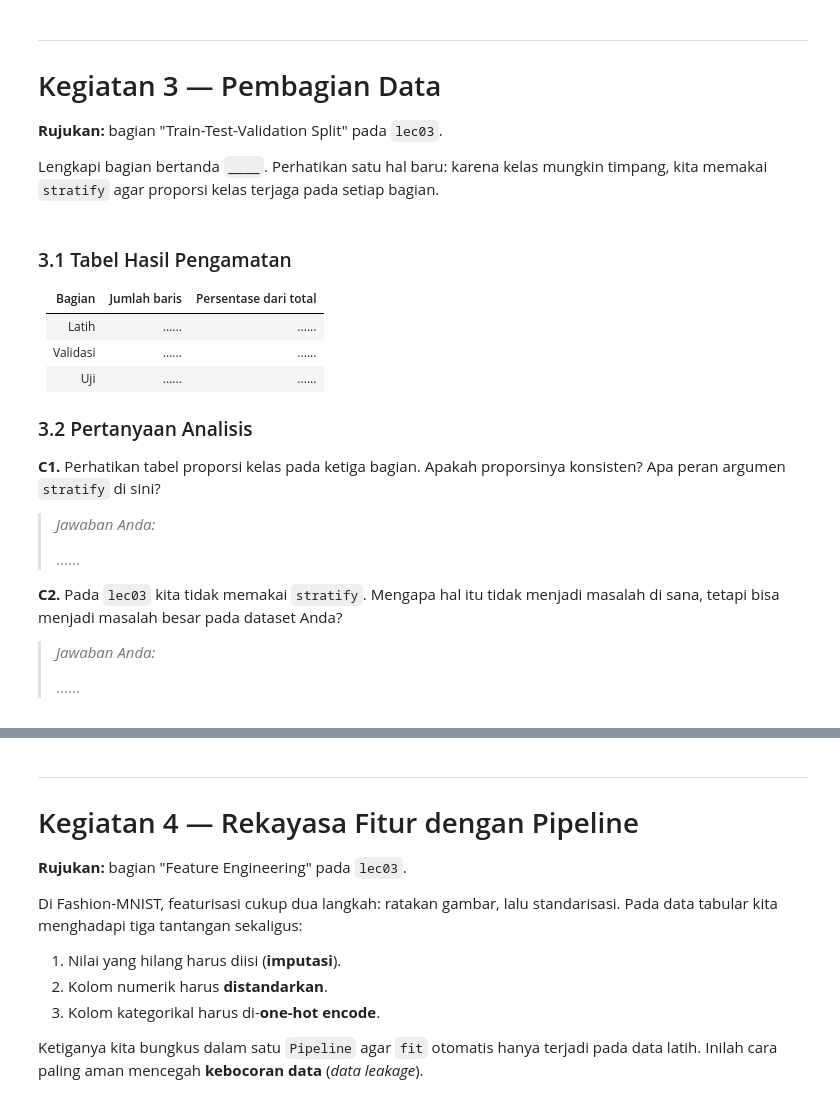
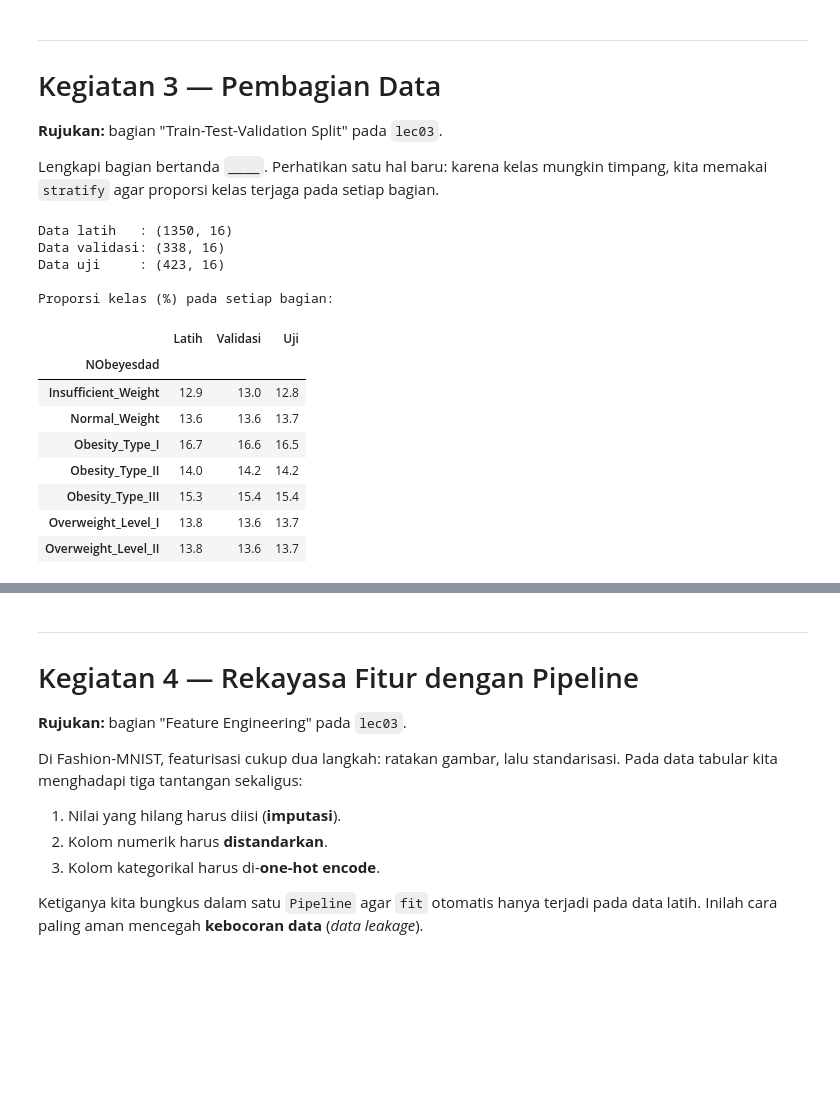
Before and after one commit to rifqiiiz/UTS-Design-Web, a Jupyter notebook: berkas/rpl24545/dokumen/Tugas_3_Penerapan_Dataset_UCI.ipynb, the cells around one changed output, grey strips where cells are left out. Drawn from its saved outputs; the diff is of its cells as text; code cells hidden in the pictures; blank space fills up the shorter version.

```diff
--- a/berkas/rpl24545/dokumen/Tugas_3_Penerapan_Dataset_UCI.ipynb
+++ b/berkas/rpl24545/dokumen/Tugas_3_Penerapan_Dataset_UCI.ipynb
@@ -153,10 +168,10 @@ list_available_datasets(search="heart")
 Isi ketiga variabel di bawah. `SEED` diturunkan dari NIM agar hasil pembagian data Anda berbeda dari mahasiswa lain.
 # %%
 # TODO (a): isi dengan ID dataset pilihan Anda (lihat kolom 'id' pada sel bantu di atas)
-DATASET_ID = ____
+DATASET_ID = 544
 
 # TODO (b): isi dengan tiga digit terakhir NIM Anda
-NIM_3_DIGIT = ____
+NIM_3_DIGIT = 18
 
 SEED = int(NIM_3_DIGIT)
 
@@ -496,42 +604,35 @@ Lengkapi bagian bertanda `____`. Perhatikan satu hal baru: karena kelas mungkin
 # %%
 # TODO (a): pisahkan data uji 20% dengan random_state = SEED
 #           gunakan stratify=y_raw agar proporsi kelas terjaga
 X_tr, X_te, y_tr, y_te = train_test_split(
-    X_raw, y_raw, test_size=____, random_state=____, stratify=y_raw)
+    X_raw, y_raw, test_size=0.2, random_state=SEED, stratify=y_raw)
 
 # TODO (b): pisahkan data validasi 20% dari sisa data latih
 X_tr, X_val, y_tr, y_val = train_test_split(
-    X_tr, y_tr, test_size=0.2, random_state=SEED, stratify=____)
+    X_tr, y_tr, test_size=0.2, random_state=SEED, stratify=y_tr)
 
 print("Data latih   :", X_tr.shape)
 print("Data validasi:", X_val.shape)
 print("Data uji     :", X_te.shape)
 
 print("\nProporsi kelas (%) pada setiap bagian:")
 pd.DataFrame({
     "Latih": y_tr.value_counts(normalize=True).mul(100).round(1),
     "Validasi": y_val.value_counts(normalize=True).mul(100).round(1),
     "Uji": y_te.value_counts(normalize=True).mul(100).round(1),
 })
+# %% [output]
+Data latih   : (1350, 16)
+Data validasi: (338, 16)
+Data uji     : (423, 16)
+
+Proporsi kelas (%) pada setiap bagian:
+|  | Latih | Validasi | Uji |
+| NObeyesdad |  |  |  |
+| Insufficient_Weight | 12.9 | 13.0 | 12.8 |
+| Normal_Weight | 13.6 | 13.6 | 13.7 |
+| Obesity_Type_I | 16.7 | 16.6 | 16.5 |
+| Obesity_Type_II | 14.0 | 14.2 | 14.2 |
+| Obesity_Type_III | 15.3 | 15.4 | 15.4 |
+| Overweight_Level_I | 13.8 | 13.6 | 13.7 |
+| Overweight_Level_II | 13.8 | 13.6 | 13.7 |
-# %% [markdown]
-### 3.1 Tabel Hasil Pengamatan
-
-| Bagian | Jumlah baris | Persentase dari total |
-|---|---|---|
-| Latih | ...... | ...... |
-| Validasi | ...... | ...... |
-| Uji | ...... | ...... |
-
-### 3.2 Pertanyaan Analisis
-
-**C1.** Perhatikan tabel proporsi kelas pada ketiga bagian. Apakah proporsinya konsisten? Apa peran argumen `stratify` di sini?
-
-> *Jawaban Anda:*
->
-> ......
-
-**C2.** Pada `lec03` kita tidak memakai `stratify`. Mengapa hal itu tidak menjadi masalah di sana, tetapi bisa menjadi masalah besar pada dataset Anda?
-
-> *Jawaban Anda:*
->
-> ......
```
Also changed, not shown: parts of 37 cells of this notebook.
